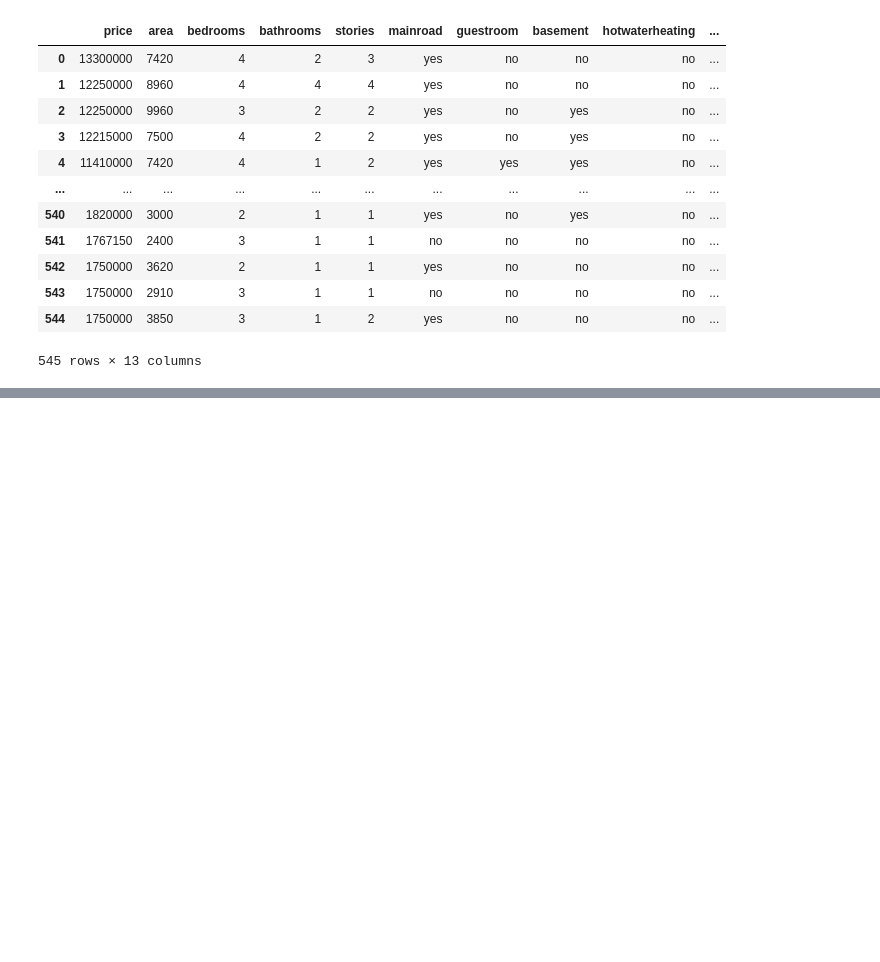
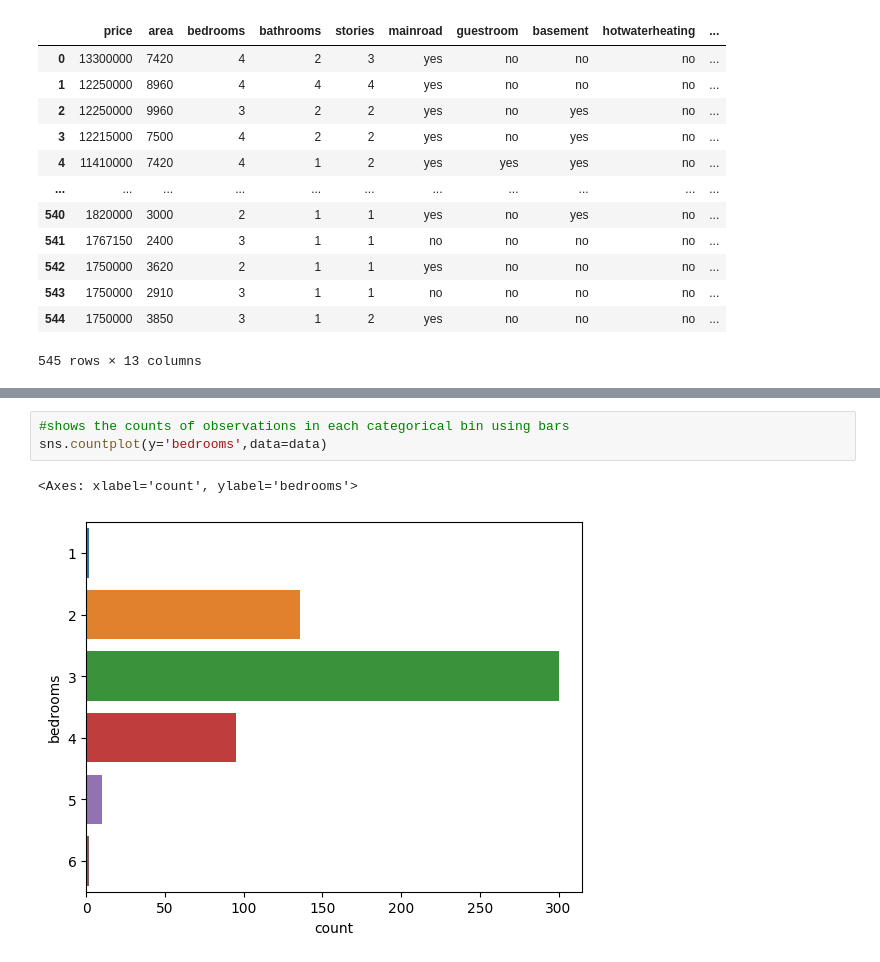
Before and after one commit to gideon-ogunbanjo/NEXUS, a Jupyter notebook: nexus.ipynb, the cells around one changed output, grey strips where cells are left out. Drawn from its saved outputs; the diff is of its cells as text; blank space fills up the shorter version.

```diff
--- a/nexus.ipynb
+++ b/nexus.ipynb
@@ -95,0 +110,6 @@ data.drop_duplicates()
+# %%
+#shows the counts of observations in each categorical bin using bars
+sns.countplot(y='bedrooms',data=data)
+# %% [output]
+<Axes: xlabel='count', ylabel='bedrooms'>
+[figure, added]
```
Also changed, not shown: parts of 3 cells of this notebook.
